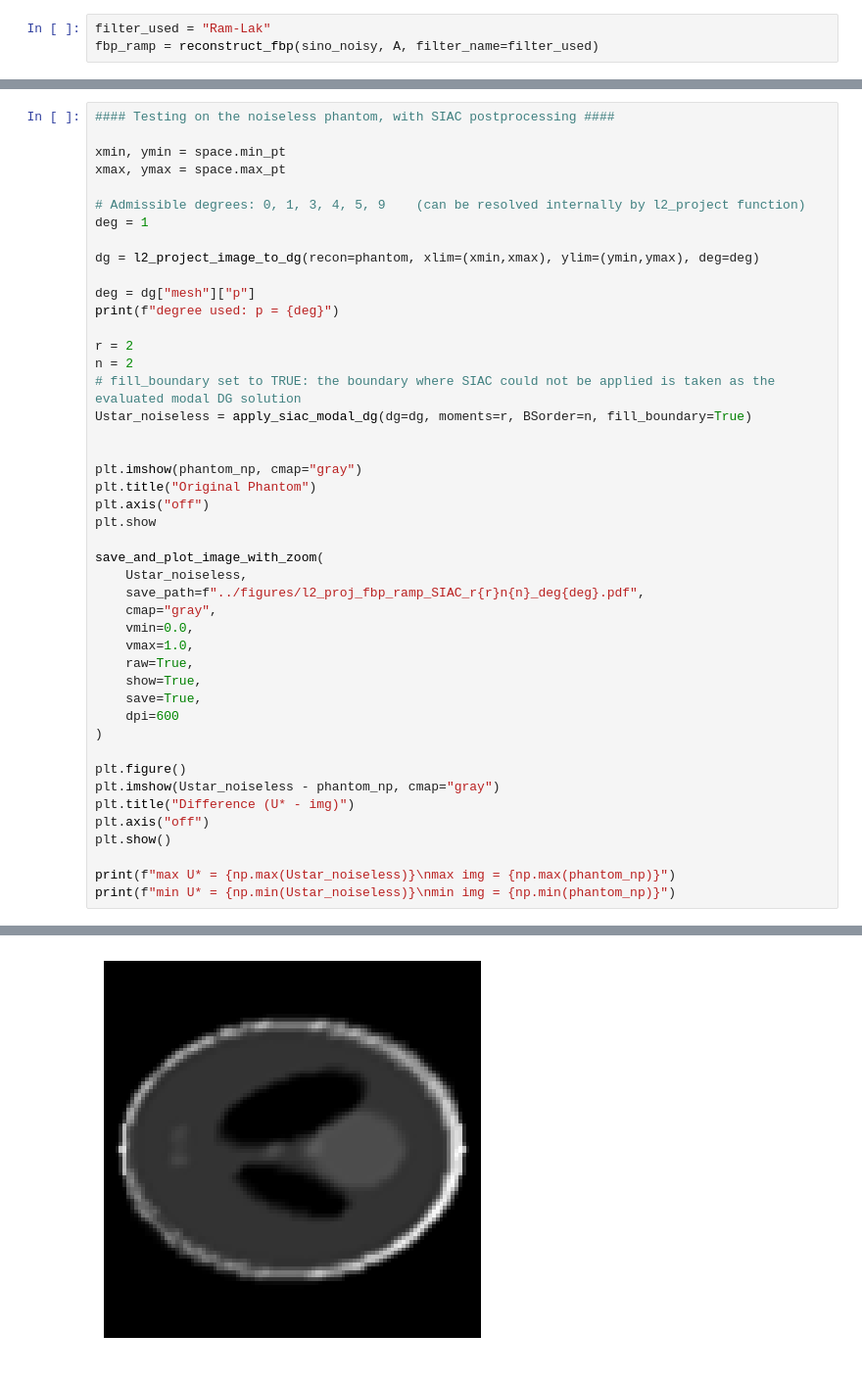
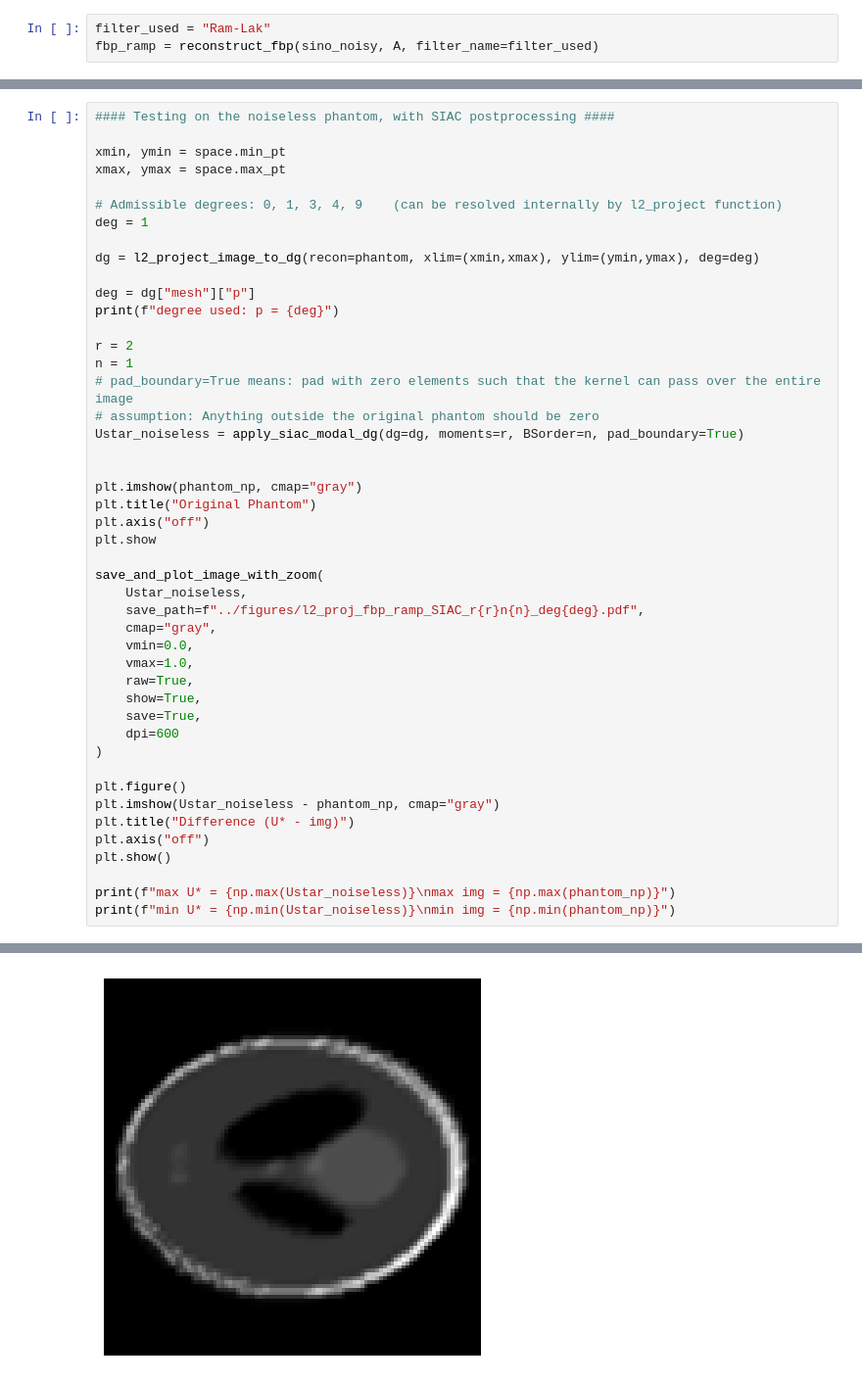
Before and after one commit to AdamHopkinss/SIAC-CT-Reconstruction, a Jupyter notebook: notebooks/DG_projection_and_SIAC.ipynb, the cells around one changed output, grey strips where cells are left out. Shown at 98% size. Saved outputs shown, nothing was run; the diff lists cells and outputs as text.

```diff
--- a/notebooks/DG_projection_and_SIAC.ipynb
+++ b/notebooks/DG_projection_and_SIAC.ipynb
@@ -166,7 +166,7 @@ degree used: p = 1
 xmin, ymin = space.min_pt
 xmax, ymax = space.max_pt
 
-# Admissible degrees: 0, 1, 3, 4, 5, 9    (can be resolved internally by l2_project function)
+# Admissible degrees: 0, 1, 3, 4, 9    (can be resolved internally by l2_project function)
 deg = 1
 
 dg = l2_project_image_to_dg(recon=phantom, xlim=(xmin,xmax), ylim=(ymin,ymax), deg=deg)
@@ -175,9 +175,10 @@ deg = dg["mesh"]["p"]
 print(f"degree used: p = {deg}")
 
 r = 2
-n = 2
-# fill_boundary set to TRUE: the boundary where SIAC could not be applied is taken as the evaluated modal DG solution
-Ustar_noiseless = apply_siac_modal_dg(dg=dg, moments=r, BSorder=n, fill_boundary=True)
+n = 1
+# pad_boundary=True means: pad with zero elements such that the kernel can pass over the entire image
+# assumption: Anything outside the original phantom should be zero
+Ustar_noiseless = apply_siac_modal_dg(dg=dg, moments=r, BSorder=n, pad_boundary=True)
 
 
 plt.imshow(phantom_np, cmap="gray")
@@ -210,3 +230,3 @@ degree used: p = 1
 [figure]
-[figure, old version]
+[figure, new version]
 [figure]
```
Also changed, not shown: parts of 7 cells of this notebook, 2 other files.
